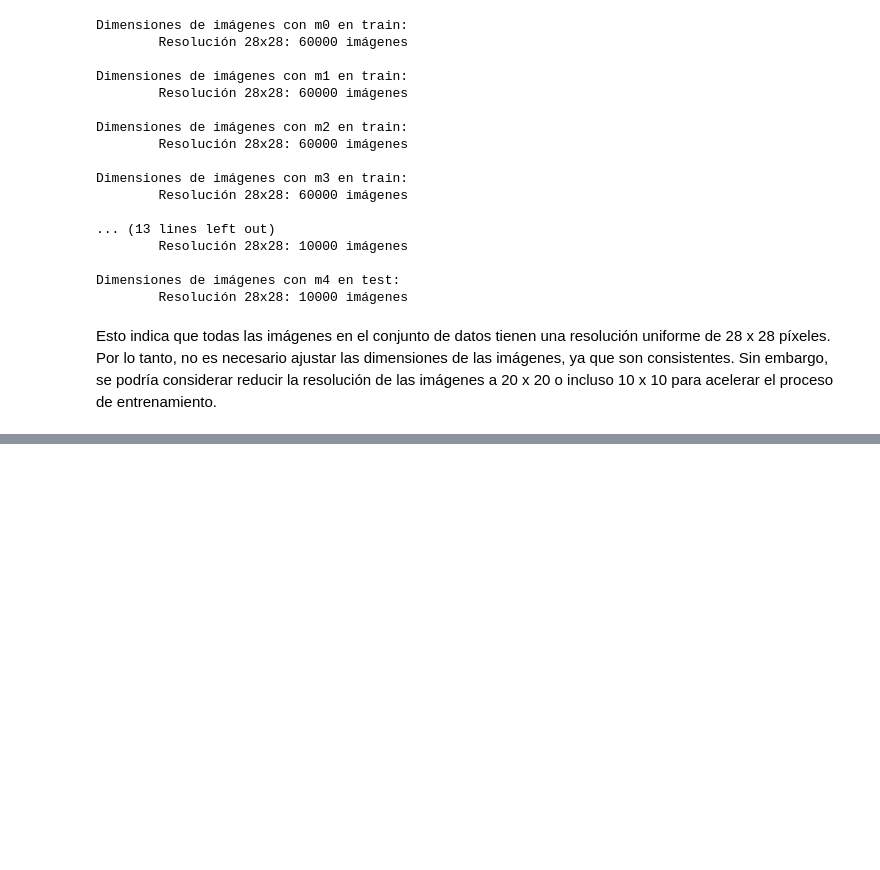
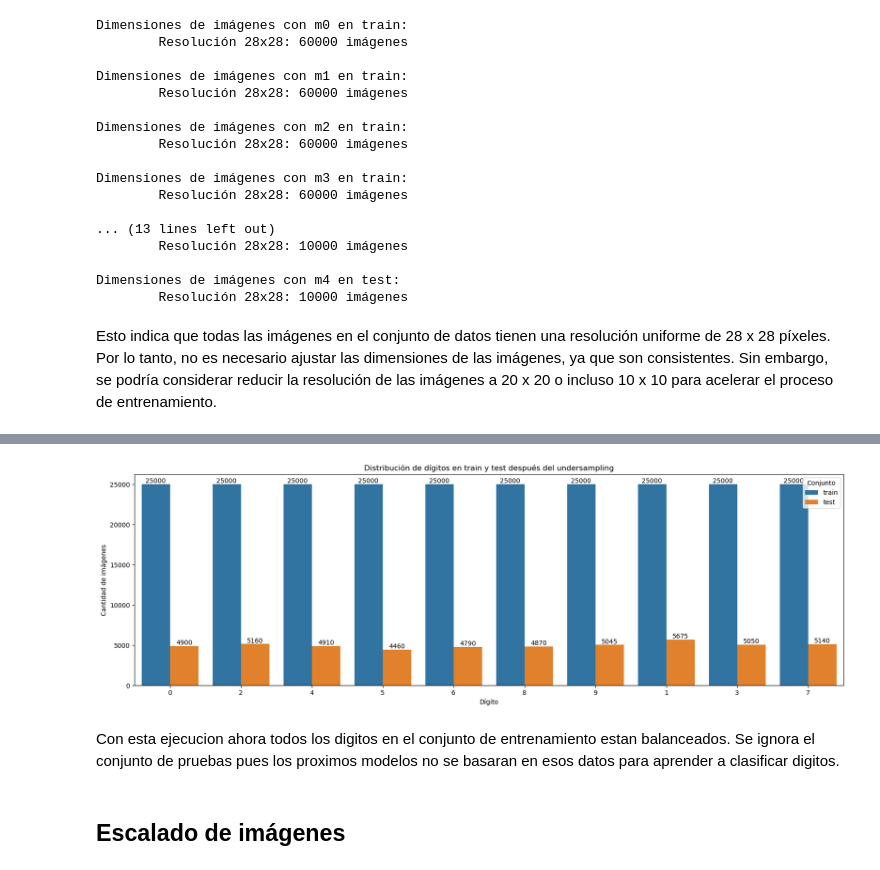
Before and after one commit to LeivaDiego/Lab4-DataScience, a Jupyter notebook: Lab4_CNN.ipynb, the cells around one changed output, grey strips where cells are left out. Saved outputs shown, nothing was run; the diff lists cells and outputs as text; code cells hidden in the pictures; blank space fills up the shorter version.

Commit message:
Image Preprocessing
- Data classes undersampling (balancing classes)
- Image scaling analysis (No need to underscale)

```diff
--- a/Lab4_CNN.ipynb
+++ b/Lab4_CNN.ipynb
@@ -374,0 +438,24 @@ Esto indica que todas las imágenes en el conjunto de datos tienen una resoluci
+# %%
+# Contar las imágenes por dígito y modalidad
+df_counts = count_images_by_digit_and_mode('dataset')
+
+# Graficar la distribución de dígitos en general en train y test
+plt.figure(figsize=(20, 6))
+ax = sns.countplot(data=df_counts, x='digit', hue='mode')
+
+# Etiquetas en las barras con la cantidad de imágenes
+for container in ax.containers:
+    ax.bar_label(container)
+
+# Configuración de la gráfica
+plt.title('Distribución de dígitos en train y test después del undersampling')
+plt.legend(title='Conjunto', loc='upper right')
+plt.xlabel('Dígito')
+plt.ylabel('Cantidad de imágenes')
+plt.show()
+# %% [output]
+[figure, added]
+# %% [markdown]
+Con esta ejecucion ahora todos los digitos en el conjunto de entrenamiento estan balanceados. Se ignora el conjunto de pruebas pues los proximos modelos no se basaran en esos datos para aprender a clasificar digitos.
+# %% [markdown]
+## Escalado de imágenes
```
Also changed, not shown: parts of 16 cells of this notebook.
